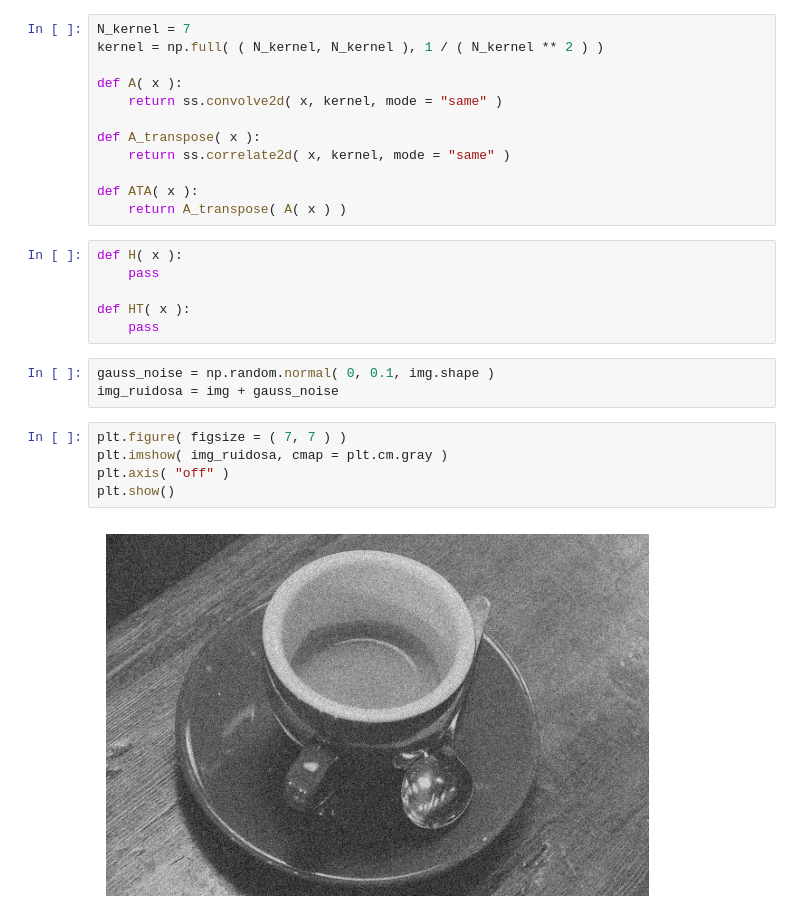
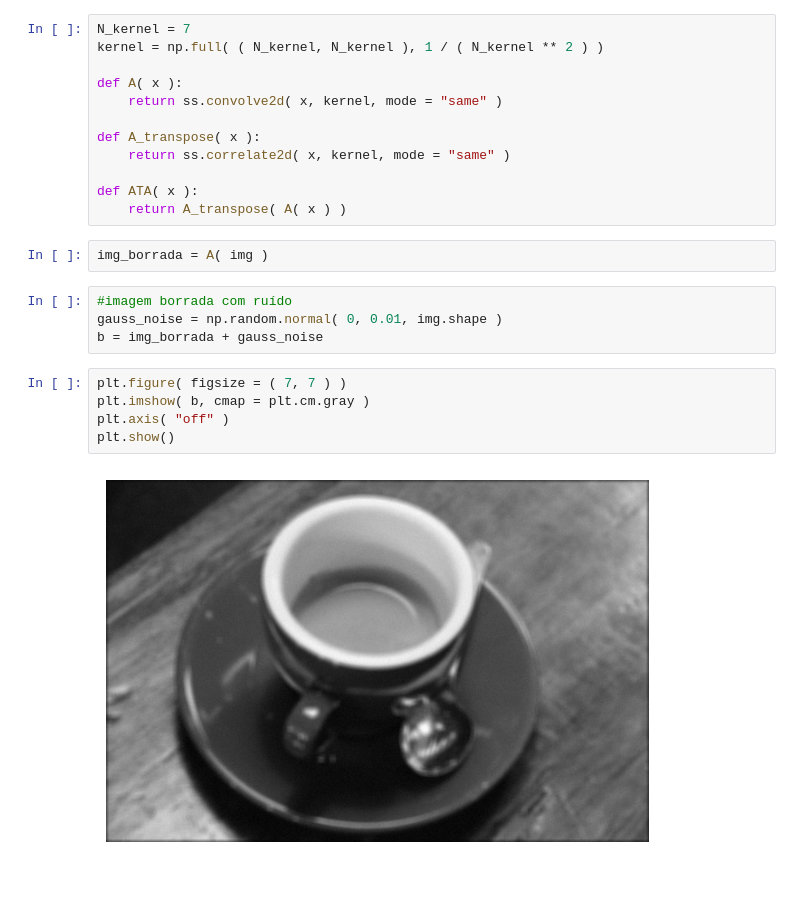
Before and after one commit to gligabo/projeto_ic, a Jupyter notebook: com_regularizacao/aplicacao_borragem_ruidosa.ipynb, the cells around one changed output. Saved outputs shown, nothing was run; the diff lists cells and outputs as text; blank space fills up the shorter version.

```diff
--- a/com_regularizacao/aplicacao_borragem_ruidosa.ipynb
+++ b/com_regularizacao/aplicacao_borragem_ruidosa.ipynb
@@ -31,19 +31,16 @@ def A_transpose( x ):
 
 def ATA( x ):
     return A_transpose( A( x ) )
-# %%
-def H( x ):
-    pass
-
-def HT( x ):
-    pass
+# %%
+img_borrada = A( img )
 # %%
-gauss_noise = np.random.normal( 0, 0.1, img.shape )
-img_ruidosa = img + gauss_noise
+#imagem borrada com ruído
+gauss_noise = np.random.normal( 0, 0.01, img.shape )
+b = img_borrada + gauss_noise
 # %%
 plt.figure( figsize = ( 7, 7 ) )
-plt.imshow( img_ruidosa, cmap = plt.cm.gray )
+plt.imshow( b, cmap = plt.cm.gray )
 plt.axis( "off" )
 plt.show()
 # %% [output]
-[figure, old version]
+[figure, new version]
```
Also changed, not shown: parts of 11 cells of this notebook, 1 other file.
